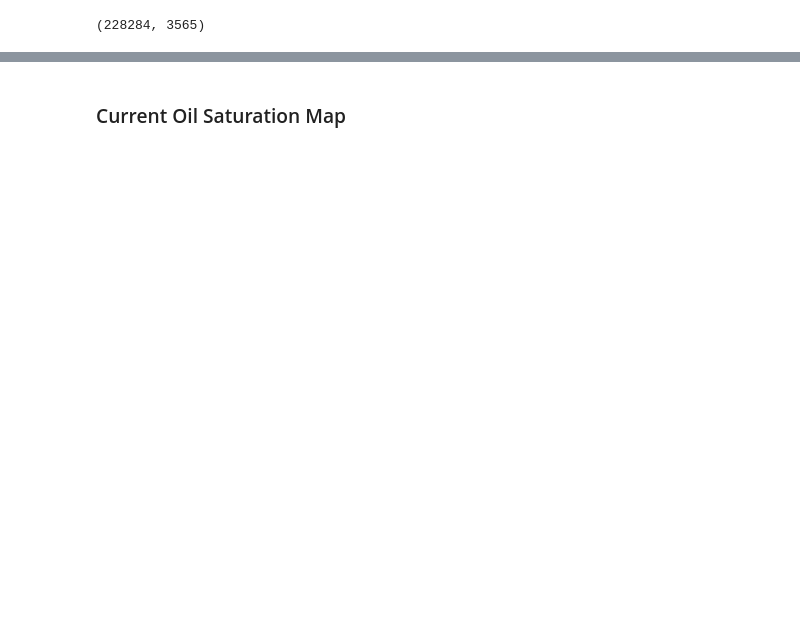
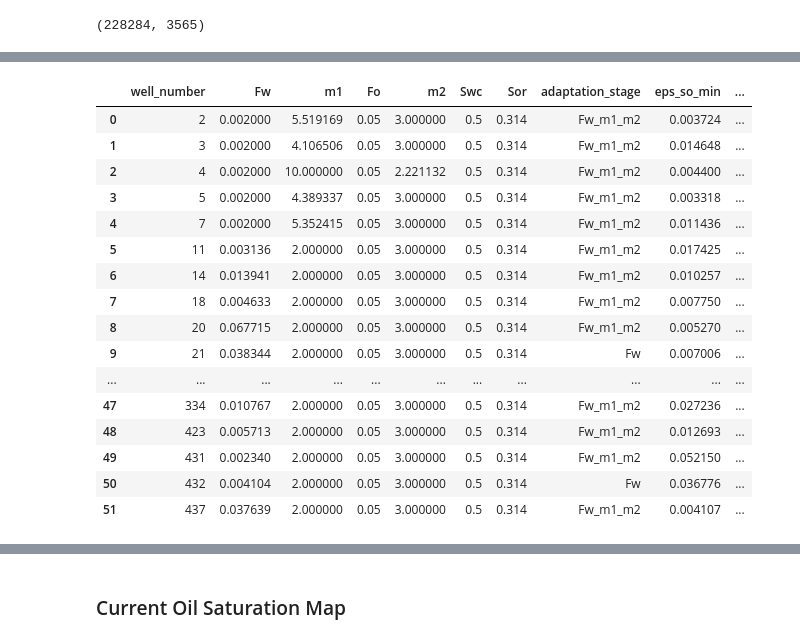
Before and after one commit to Alina-Murzakova/reservoir-maps, a Jupyter notebook: examples/reservoir_state_maps.ipynb, the cells around one changed output, grey strips where cells are left out. Saved outputs shown, nothing was run; the diff lists cells and outputs as text; code cells hidden in the pictures; blank space fills up the shorter version.

Commit message:
feat: improve reservoir calculations and local OFP adaptation

```diff
--- a/examples/reservoir_state_maps.ipynb
+++ b/examples/reservoir_state_maps.ipynb
@@ -33,7 +44,8 @@ current_folder_name = os.path.basename(os.getcwd())
 # %%
 # Load production/injection well data from pickle
-with open(f"data_wells.pkl", 'rb') as f:
-    data_wells = pickle.load(f)
+# Load well data.
+with (example_dir / "data_wells.pkl").open("rb") as file:
+    data_wells = pickle.load(file)
 # %%
 # Filtration
 data_wells = data_wells[(data_wells['Qo_cumsum'] > 0) | (data_wells['Winj_cumsum'] > 0)].reset_index(drop=True)
@@ -91,6 +145,6 @@ options = {'delta': delta, 'betta': betta}
 # %%
 # Load geological maps metadata from JSON
-with open(f"maps_metadata.json", "r", encoding="utf-8") as f:
-    maps_metadata = json.load(f)
+with (example_dir / "maps_metadata.json").open(encoding="utf-8") as file:
+    maps_metadata = json.load(file)
 # %%
 # Creating  dict with maps data
@@ -634,3 +800,54 @@ weights = weights.astype('float32')
+# %%
+from reservoir_maps.input import (
+    FluidParams, MapParams, Options,
+    RelativePermeabilityParams, ReservoirParams,
+)
+
+map_model = MapParams(**map_params)
+reservoir_model = ReservoirParams(**reservoir_params)
+fluid_model = FluidParams(**fluid_params)
+relative_permeability_model = RelativePermeabilityParams(
+    **relative_permeability_params
+)
+options_model = Options(**options)
+# %%
+from reservoir_maps.ofp_adaptation import adapt_local_relative_permeability
+
+# Use the same implementation as the public project API.
+So_current_wells, data_wells = adapt_local_relative_permeability(
+    data_wells,
+    So_init_wells,
+    So_current_wells,
+    work_markers,
+    well_number,
+    weight_multiplier,
+    fluid_model,
+    relative_permeability_model,
+    reservoir_model,
+    options_model,
+)
+adapted_relative_permeability = data_wells.attrs[
+    "adapted_relative_permeability"
+]
+adapted_relative_permeability
+# %% [output]
+|  | well_number | Fw | m1 | Fo | m2 | Swc | Sor | adaptation_stage | eps_so_min | ... |
+| 0 | 2 | 0.002000 | 5.519169 | 0.05 | 3.000000 | 0.5 | 0.314 | Fw_m1_m2 | 0.003724 | ... |
+| 1 | 3 | 0.002000 | 4.106506 | 0.05 | 3.000000 | 0.5 | 0.314 | Fw_m1_m2 | 0.014648 | ... |
+| 2 | 4 | 0.002000 | 10.000000 | 0.05 | 2.221132 | 0.5 | 0.314 | Fw_m1_m2 | 0.004400 | ... |
+| 3 | 5 | 0.002000 | 4.389337 | 0.05 | 3.000000 | 0.5 | 0.314 | Fw_m1_m2 | 0.003318 | ... |
+| 4 | 7 | 0.002000 | 5.352415 | 0.05 | 3.000000 | 0.5 | 0.314 | Fw_m1_m2 | 0.011436 | ... |
+| 5 | 11 | 0.003136 | 2.000000 | 0.05 | 3.000000 | 0.5 | 0.314 | Fw_m1_m2 | 0.017425 | ... |
+| 6 | 14 | 0.013941 | 2.000000 | 0.05 | 3.000000 | 0.5 | 0.314 | Fw_m1_m2 | 0.010257 | ... |
+| 7 | 18 | 0.004633 | 2.000000 | 0.05 | 3.000000 | 0.5 | 0.314 | Fw_m1_m2 | 0.007750 | ... |
+| 8 | 20 | 0.067715 | 2.000000 | 0.05 | 3.000000 | 0.5 | 0.314 | Fw_m1_m2 | 0.005270 | ... |
+| 9 | 21 | 0.038344 | 2.000000 | 0.05 | 3.000000 | 0.5 | 0.314 | Fw | 0.007006 | ... |
+| ... | ... | ... | ... | ... | ... | ... | ... | ... | ... | ... |
+| 47 | 334 | 0.010767 | 2.000000 | 0.05 | 3.000000 | 0.5 | 0.314 | Fw_m1_m2 | 0.027236 | ... |
+| 48 | 423 | 0.005713 | 2.000000 | 0.05 | 3.000000 | 0.5 | 0.314 | Fw_m1_m2 | 0.012693 | ... |
+| 49 | 431 | 0.002340 | 2.000000 | 0.05 | 3.000000 | 0.5 | 0.314 | Fw_m1_m2 | 0.052150 | ... |
+| 50 | 432 | 0.004104 | 2.000000 | 0.05 | 3.000000 | 0.5 | 0.314 | Fw | 0.036776 | ... |
+| 51 | 437 | 0.037639 | 2.000000 | 0.05 | 3.000000 | 0.5 | 0.314 | Fw_m1_m2 | 0.004107 | ... |
 # %%
 # Calculation of coefficients for accounting in exponential decay
 weights_diff_saturation = weights * (So_init_wells - So_current_wells)
```
Also changed, not shown: parts of 40 cells of this notebook, 13 other files.
